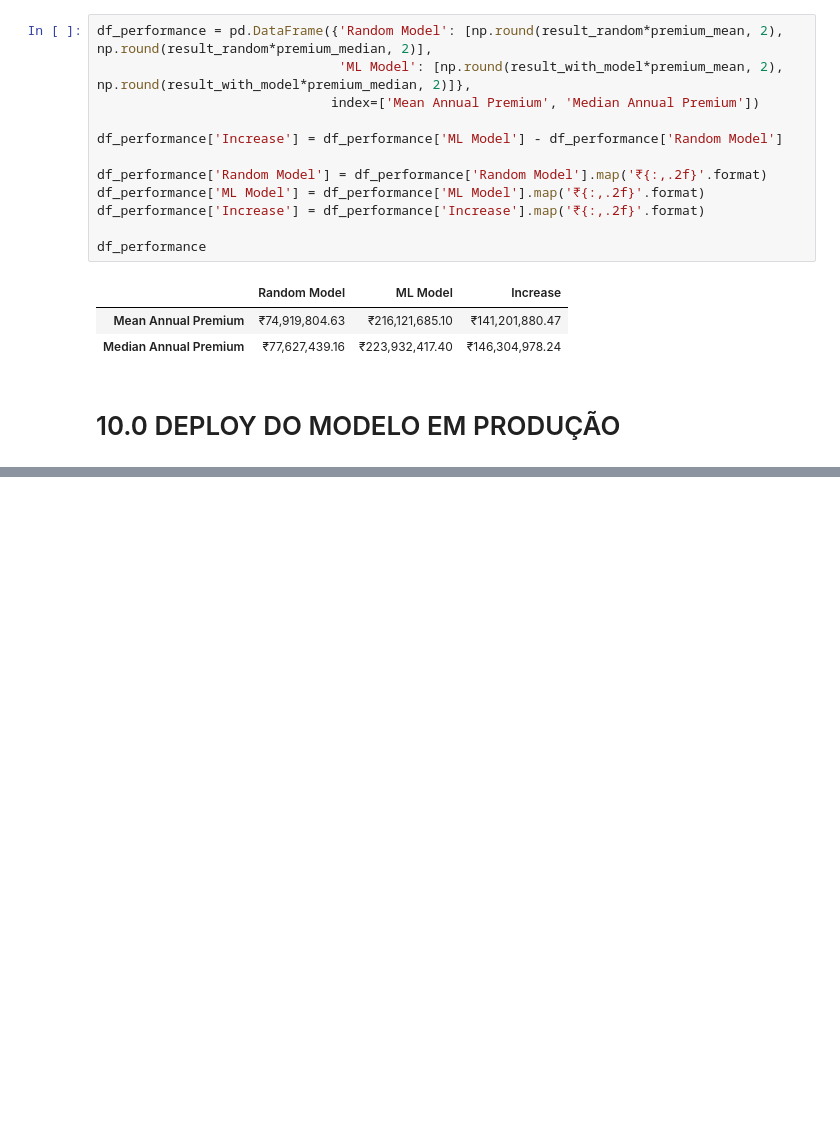
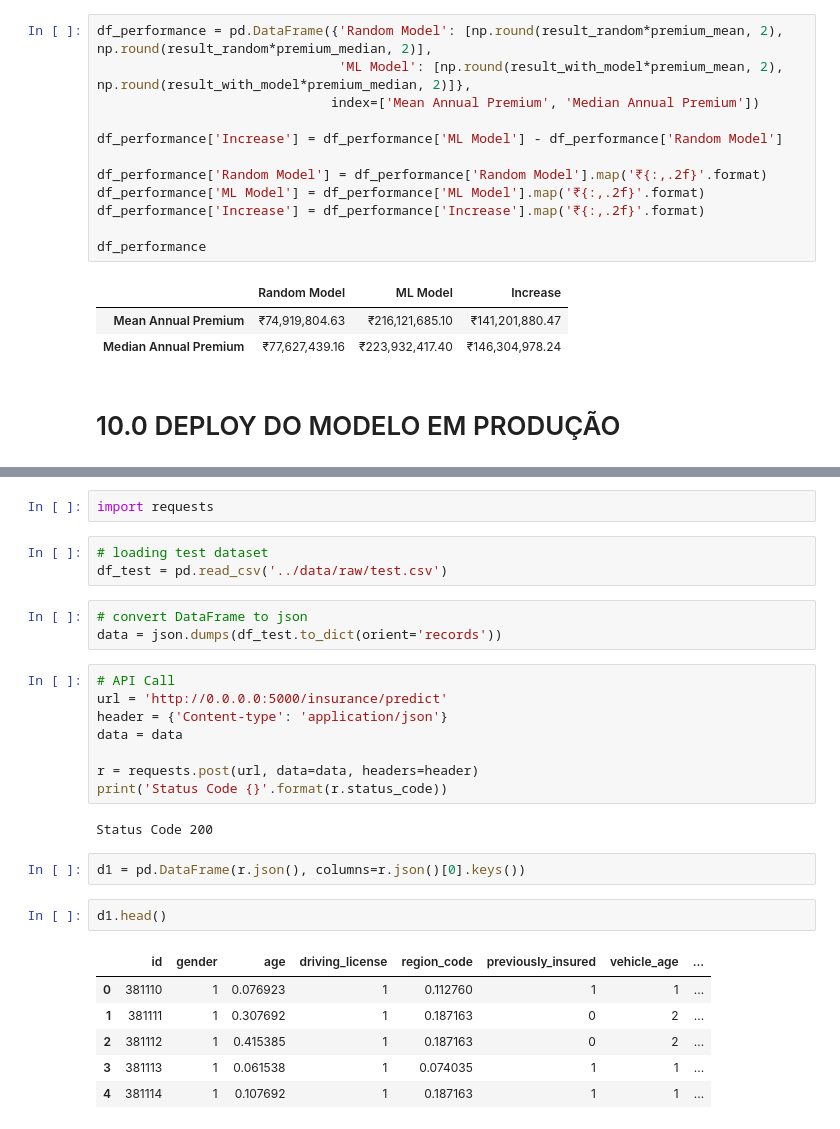
Before and after one commit to matheusventurads/health-insurance-cross-sell, a Jupyter notebook: notebooks/7.0-mv-model-deploy.ipynb, the cells around one changed output, grey strips where cells are left out. Cells and saved outputs as stored; diff of their text form; blank space fills up the shorter version.

```diff
--- a/notebooks/7.0-mv-model-deploy.ipynb
+++ b/notebooks/7.0-mv-model-deploy.ipynb
@@ -1536,0 +1736,29 @@ pickle.dump(model_lgbm_final, open('../models/model_Insurance.pkl', 'wb'))
+# %%
+import requests
+# %%
+# loading test dataset
+df_test = pd.read_csv('../data/raw/test.csv')
+# %%
+# convert DataFrame to json
+data = json.dumps(df_test.to_dict(orient='records'))
+# %%
+# API Call
+url = 'http://0.0.0.0:5000/insurance/predict'
+header = {'Content-type': 'application/json'}
+data = data
+
+r = requests.post(url, data=data, headers=header)
+print('Status Code {}'.format(r.status_code))
+# %% [output]
+Status Code 200
+# %%
+d1 = pd.DataFrame(r.json(), columns=r.json()[0].keys())
+# %%
+d1.head()
+# %% [output]
+|  | id | gender | age | driving_license | region_code | previously_insured | vehicle_age | ... |
+| 0 | 381110 | 1 | 0.076923 | 1 | 0.112760 | 1 | 1 | ... |
+| 1 | 381111 | 1 | 0.307692 | 1 | 0.187163 | 0 | 2 | ... |
+| 2 | 381112 | 1 | 0.415385 | 1 | 0.187163 | 0 | 2 | ... |
+| 3 | 381113 | 1 | 0.061538 | 1 | 0.074035 | 1 | 1 | ... |
+| 4 | 381114 | 1 | 0.107692 | 1 | 0.187163 | 1 | 1 | ... |
```
Also changed, not shown: parts of 15 cells of this notebook, 15 other files.
